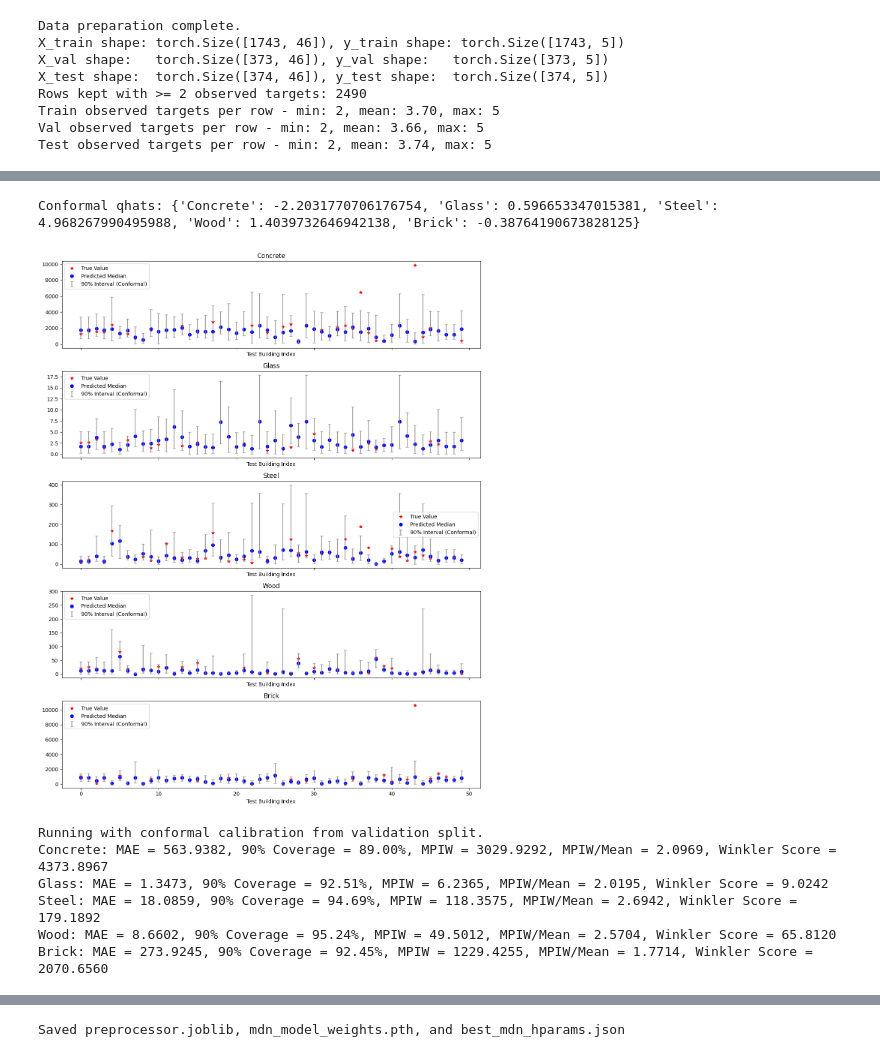
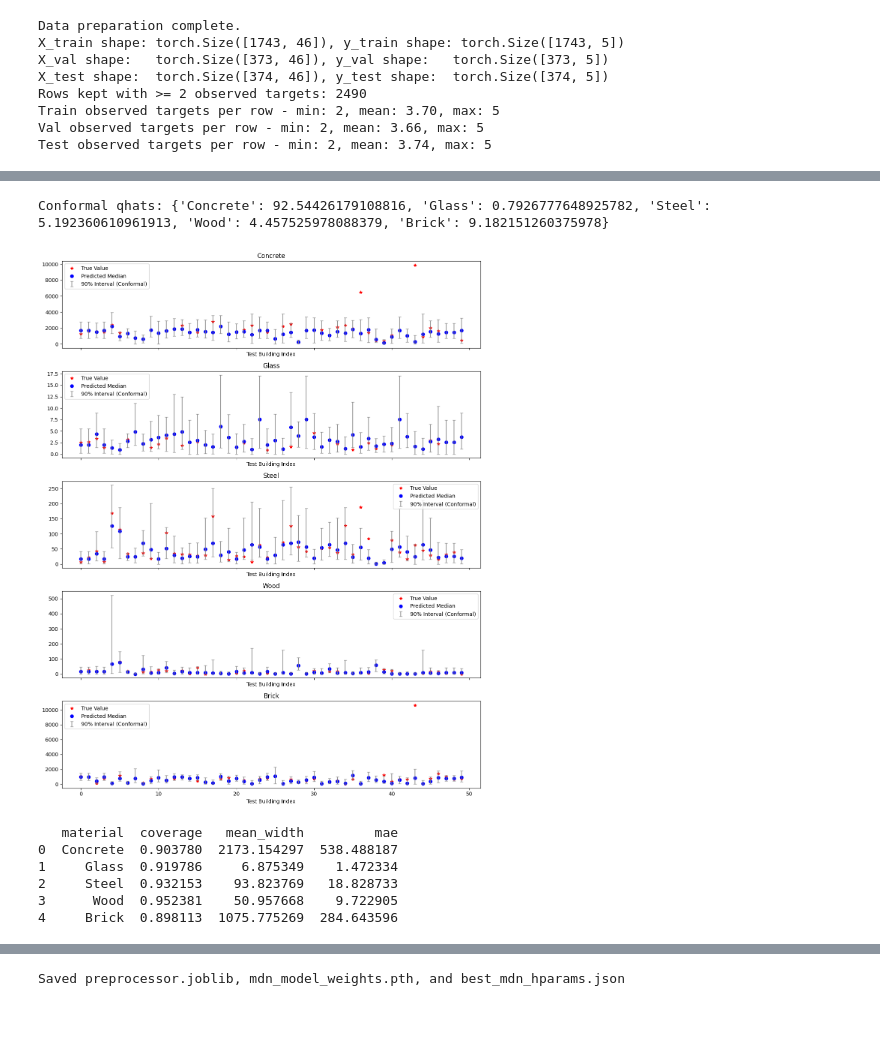
Before and after one commit to City-Syntax/material-intensity, a Jupyter notebook: MI_prediction_model.ipynb, the cells around one changed output, grey strips where cells are left out. Saved outputs shown, nothing was run; the diff lists cells and outputs as text; code cells hidden in the pictures; blank space fills up the shorter version.

Commit message:
Update notebook: conformal calibration, visualization, and joint distribution evaluation

```diff
--- a/MI_prediction_model.ipynb
+++ b/MI_prediction_model.ipynb
@@ -240,6 +255,9 @@ def prepare_dataloaders(
     X_val_processed = preprocessor.transform(X_val)
     X_test_processed = preprocessor.transform(X_test)
 
+    # Explicit structure feature width from OneHot categories of "Hybrid Structure".
+    structure_dim = len(preprocessor.named_transformers_["cat"].categories_[2])
+
     X_train_tensor = torch.tensor(X_train_processed, dtype=torch.float32)
     X_val_tensor = torch.tensor(X_val_processed, dtype=torch.float32)
     X_test_tensor = torch.tensor(X_test_processed, dtype=torch.float32)
@@ -290,6 +308,7 @@ def prepare_dataloaders(
         "clip_bounds": clip_bounds,
         "kept_rows": len(df),
         "min_observed_targets": min_observed_targets,
+        "structure_dim": structure_dim,
     }
 # %%
 data = prepare_dataloaders()
@@ -660,15 +703,14 @@ import matplotlib.pyplot as plt
 
 # Validation split is used as calibration data for split-conformal intervals.
 y_val_df = data["y_val_raw_df"].copy()
-y_val_mask = data["y_val_mask"].cpu().numpy()
-conformal_bundle = fit_conformal_qhats(
+conformal_qhats = fit_conformal_qhats(
     model,
     data["X_val"],
     y_val_df,
-    y_val_mask,
     alpha=0.10,
+    structure_dim=data["structure_dim"],
 )
-conformal_qhats = conformal_bundle["qhats"]
+conformal_bundle = {"alpha": 0.10, "qhats": conformal_qhats}
 print("Conformal qhats:", conformal_qhats)
 
 y_test_df = data["y_test_raw_df"].copy()
@@ -679,6 +721,7 @@ X_test_first50 = data["X_test"][:50]
 pred_ranges = predict_material_ranges(
     model,
     X_test_first50,
+    structure_dim=data["structure_dim"],
     conformal_qhats=conformal_qhats,
 )
 
@@ -688,55 +731,79 @@ x_idx = np.arange(50)
 for i, material in enumerate(y_cols):
     ax = axes[i]
     y_true = np.array(y_test_df[material].iloc[:50].to_numpy(dtype=float), copy=True)
     observed = y_test_mask[:50, i].astype(bool)
     y_true[~observed] = np.nan
 
     y_med = pred_ranges[material]["p50"]
     y_low = pred_ranges[material]["p5"]
     y_high = pred_ranges[material]["p95"]
 
     ax.plot(x_idx, y_true, "r*", label="True Value")
     ax.plot(x_idx, y_med, "bo", label="Predicted Median")
     ax.errorbar(
         x_idx,
         y_med,
         yerr=[y_med - y_low, y_high - y_med],
         fmt="none",
         ecolor="gray",
         alpha=0.8,
         capsize=3,
         label="90% Interval (Conformal)",
     )
 
     ax.set_title(material)
     ax.set_xlabel("Test Building Index")
     ax.legend()
 
 plt.tight_layout()
 plt.show()
 # %% [output]
-Conformal qhats: {'Concrete': -2.2031770706176754, 'Glass': 0.596653347015381, 'Steel': 4.968267990495988, 'Wood': 1.4039732646942138, 'Brick': -0.38764190673828125}
+Conformal qhats: {'Concrete': 92.54426179108816, 'Glass': 0.7926777648925782, 'Steel': 5.192360610961913, 'Wood': 4.457525978088379, 'Brick': 9.182151260375978}
-[figure, old version]
+[figure, new version]
 # %%
-# Print model performance on the full test set
-# Uses conformal calibration if Cell 9 has been executed.
-conformal_qhats = conformal_bundle["qhats"] if "conformal_bundle" in globals() else None
-if conformal_qhats is None:
-    print("Running without conformal calibration (execute Cell 9 first to calibrate).")
-else:
-    print("Running with conformal calibration from validation split.")
+def evaluate_mdn_intervals(model, data, conformal_qhats=None, split="test", structure_dim: int = 1):
+    X = data[f"X_{split}"]
+    y_true_df = data[f"y_{split}_raw_df"]
+    pred_ranges = predict_material_ranges(
+        model,
+        X,
+        structure_dim=structure_dim,
+        conformal_qhats=conformal_qhats,
+    )
 
-evaluate_mdn(
+    rows = []
+    for material in y_cols:
+        y_true = y_true_df[material].to_numpy(dtype=float)
+        mask = ~np.isnan(y_true)
+        if mask.sum() == 0:
+            continue
+
+        lo = pred_ranges[material]["p5"][mask]
+        hi = pred_ranges[material]["p95"][mask]
+        med = pred_ranges[material]["p50"][mask]
+        yt = y_true[mask]
+
+        coverage = np.mean((yt >= lo) & (yt <= hi))
+        width = np.mean(hi - lo)
+        mae = np.mean(np.abs(med - yt))
+
+        rows.append({"material": material, "coverage": coverage, "mean_width": width, "mae": mae})
+
+    return pd.DataFrame(rows)
+
+
+eval_df = evaluate_mdn_intervals(
     model,
-    data["X_test"],
-    y_test_df,
-    y_test_mask=data["y_test_mask"].cpu().numpy(),
+    data,
     conformal_qhats=conformal_qhats,
+    split="test",
+    structure_dim=data["structure_dim"],
 )
+print(eval_df)
 # %% [output]
-Running with conformal calibration from validation split.
-Concrete: MAE = 563.9382, 90% Coverage = 89.00%, MPIW = 3029.9292, MPIW/Mean = 2.0969, Winkler Score = 4373.8967
-Glass: MAE = 1.3473, 90% Coverage = 92.51%, MPIW = 6.2365, MPIW/Mean = 2.0195, Winkler Score = 9.0242
-Steel: MAE = 18.0859, 90% Coverage = 94.69%, MPIW = 118.3575, MPIW/Mean = 2.6942, Winkler Score = 179.1892
-Wood: MAE = 8.6602, 90% Coverage = 95.24%, MPIW = 49.5012, MPIW/Mean = 2.5704, Winkler Score = 65.8120
-Brick: MAE = 273.9245, 90% Coverage = 92.45%, MPIW = 1229.4255, MPIW/Mean = 1.7714, Winkler Score = 2070.6560
+   material  coverage   mean_width         mae
+0  Concrete  0.903780  2173.154297  538.488187
+1     Glass  0.919786     6.875349    1.472334
+2     Steel  0.932153    93.823769   18.828733
+3      Wood  0.952381    50.957668    9.722905
+4     Brick  0.898113  1075.775269  284.643596
```
Also changed, not shown: parts of 9 cells of this notebook, 2 other files.
